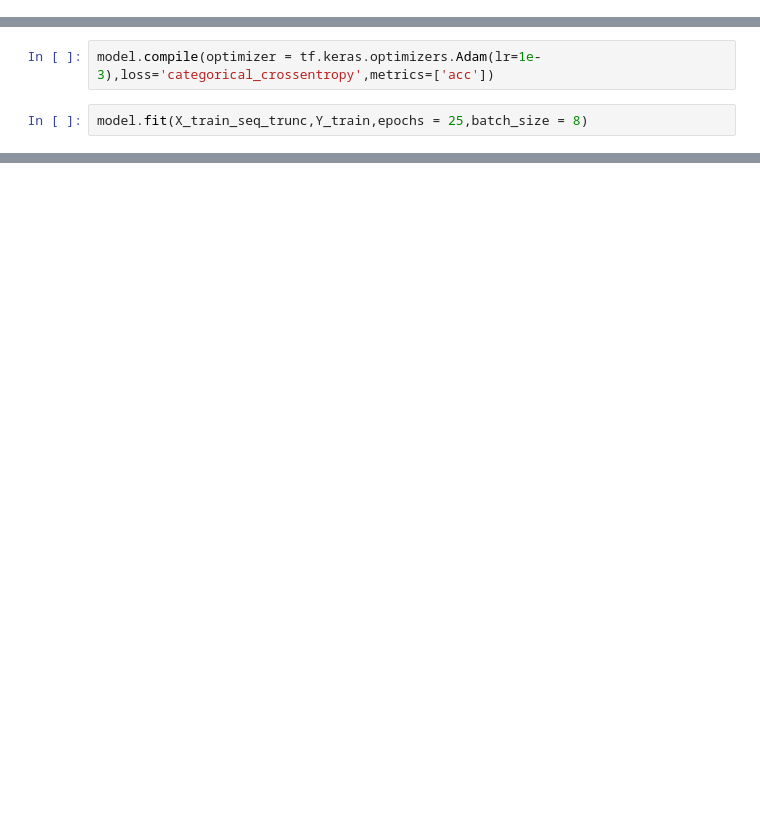
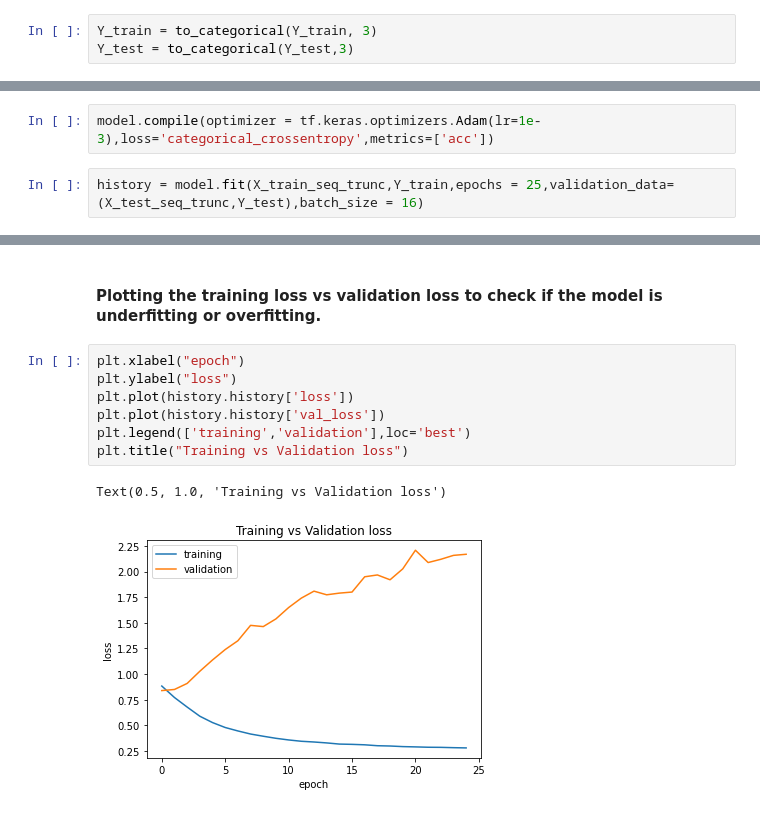
Before and after one commit to Abhijith-Nagarajan/Machine-Learning-Training, a Jupyter notebook: NLP/Twitter_Sentiment_Analysis.ipynb, the cells around one changed output, grey strips where cells are left out. Cells and saved outputs as stored; diff of their text form; blank space fills up the shorter version.

Commit message:
Built all models. Deep Learning model overfit. This issue is to be addressed

```diff
--- a/NLP/Twitter_Sentiment_Analysis.ipynb
+++ b/NLP/Twitter_Sentiment_Analysis.ipynb
@@ -413,6 +413,9 @@ from tensorflow.keras.preprocessing.sequence import pad_sequences
 # %%
 X_train_seq_trunc = pad_sequences(X_train_seq, maxlen = 20)
 X_test_seq_trunc = pad_sequences(X_test_seq, maxlen = 20)
+# %%
+Y_train = to_categorical(Y_train, 3)
+Y_test = to_categorical(Y_test,3)
 # %% [markdown]
 #### Building the keras model
 # %%
@@ -433,4 +436,4 @@ NotImplementedError: Cannot convert a symbolic Tensor (lstm_3/strided_slice:0) t
 # %%
 model.compile(optimizer = tf.keras.optimizers.Adam(lr=1e-3),loss='categorical_crossentropy',metrics=['acc'])
 # %%
-model.fit(X_train_seq_trunc,Y_train,epochs = 25,batch_size = 8)
+history = model.fit(X_train_seq_trunc,Y_train,epochs = 25,validation_data=(X_test_seq_trunc,Y_test),batch_size = 16)
@@ -438,0 +478,12 @@ model.summary()
+# %% [markdown]
+#### Plotting the training loss vs validation loss to check if the model is underfitting or overfitting.
+# %%
+plt.xlabel("epoch")
+plt.ylabel("loss")
+plt.plot(history.history['loss'])
+plt.plot(history.history['val_loss'])
+plt.legend(['training','validation'],loc='best')
+plt.title("Training vs Validation loss")
+# %% [output]
+Text(0.5, 1.0, 'Training vs Validation loss')
+[figure, added]
```
Also changed, not shown: parts of 9 cells of this notebook.
